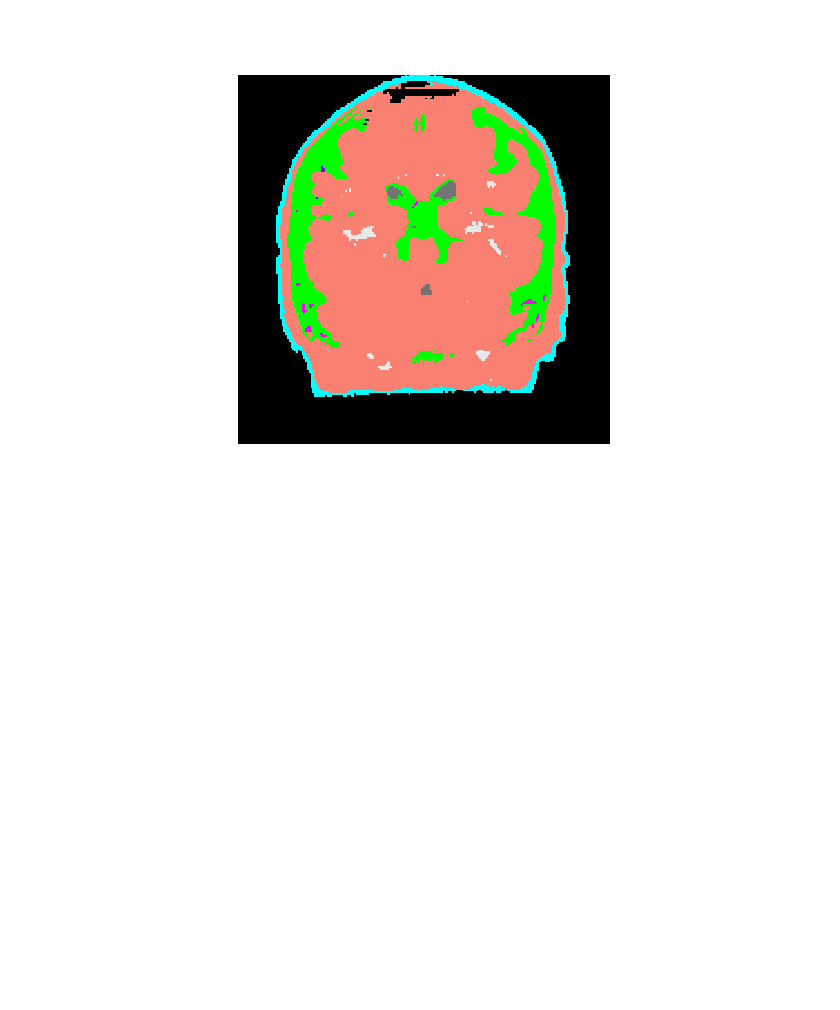
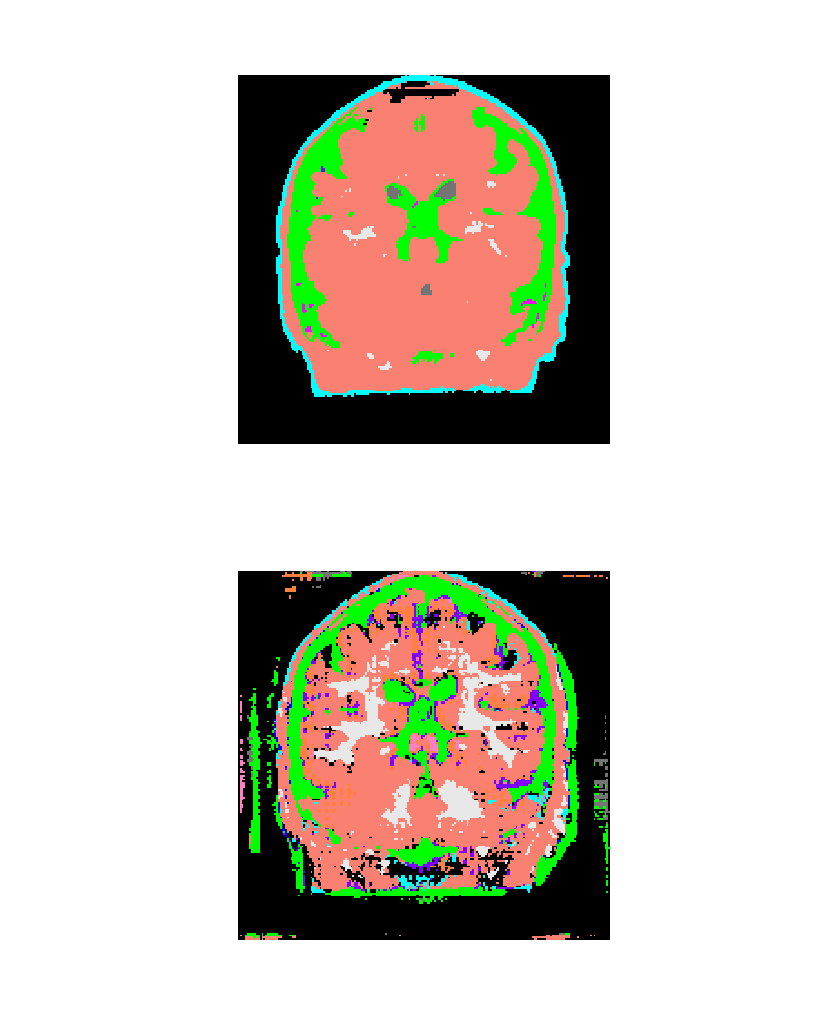
Before and after one commit to taenayat/mri_to_ct, a Jupyter notebook: NeckMask.ipynb, the cells around one changed output. Saved outputs shown, nothing was run; the diff lists cells and outputs as text; code cells hidden in the pictures; blank space fills up the shorter version.

```diff
--- a/NeckMask.ipynb
+++ b/NeckMask.ipynb
@@ -1080,3 +1080,9 @@ img = sitk.GetArrayFromImage(sitk.ReadImage(os.path.join('../Task1','mr_segmente
 plot_segmented(np.flipud(img[:,100,:]))
 # %% [output]
 [figure]
+# %%
+img = sitk.GetArrayFromImage(sitk.ReadImage(os.path.join('../Task1','mr_segmented.nii.gz')))
+plot_segmented(np.flipud(img[:,100,:]))
+# clip = false
+# %% [output]
+[figure, added]
```
Also changed, not shown: parts of 25 cells of this notebook.
